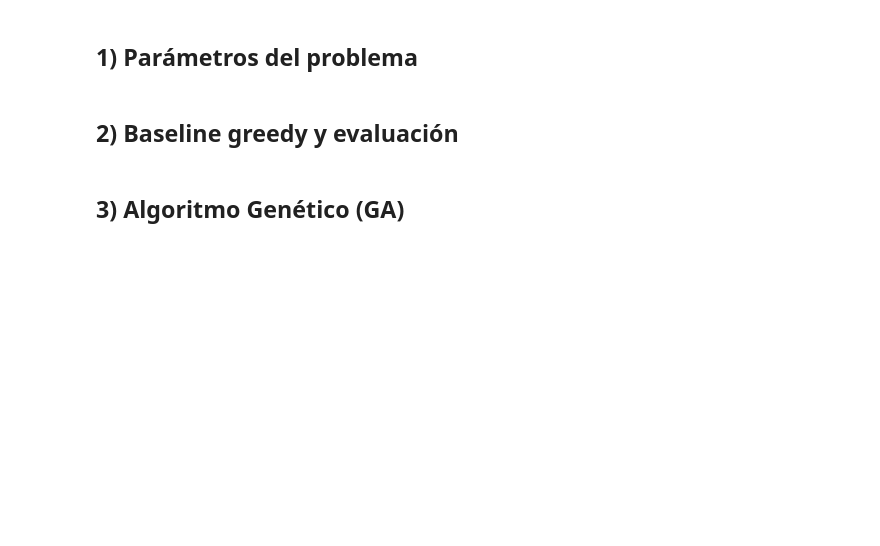
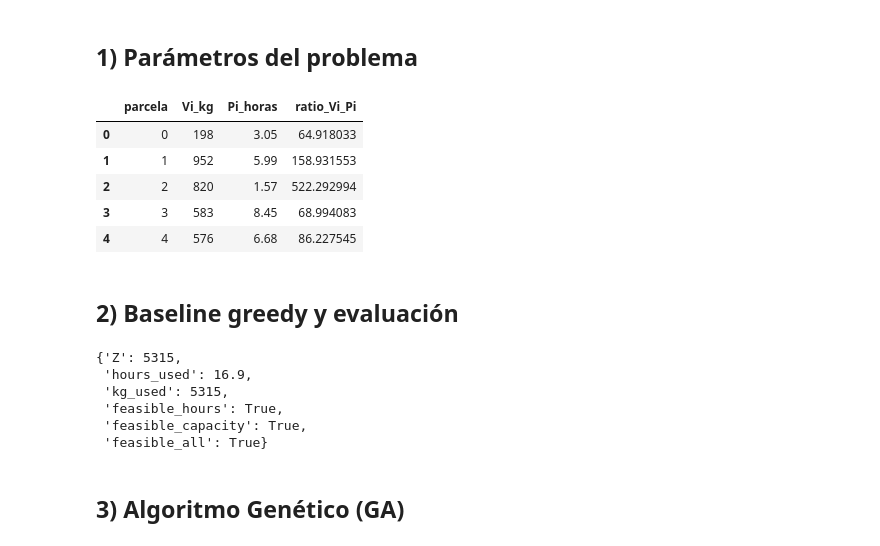
Before and after one commit to midwayjona/Modelacion-y-Simulacion-I, a Jupyter notebook: project/project_2/notebooks/harvest_metaheuristics.ipynb, the cells around one changed output. Cells and saved outputs as stored; diff of their text form; code cells hidden in the pictures; blank space fills up the shorter version.

```diff
--- a/project/project_2/notebooks/harvest_metaheuristics.ipynb
+++ b/project/project_2/notebooks/harvest_metaheuristics.ipynb
@@ -28,25 +28,39 @@ ARTIFACTS.mkdir(parents=True, exist_ok=True)
 ## 1) Parámetros del problema
 # %%
 seed = 42
-N = 80
+N = 30
 workers = 10
 K = 3
 C = 1800
 
 problem = generate_problem(N=N, workers=workers, K=K, C=C, seed=seed)
 df = pd.DataFrame({
     'parcela': np.arange(problem.N, dtype=int),
     'Vi_kg': problem.V.astype(int),
     'Pi_horas': problem.P.astype(float),
     'ratio_Vi_Pi': (problem.V / np.maximum(problem.P, 1e-9))
 })
 df.head()
+# %% [output]
+|  | parcela | Vi_kg | Pi_horas | ratio_Vi_Pi |
+| 0 | 0 | 198 | 3.05 | 64.918033 |
+| 1 | 1 | 952 | 5.99 | 158.931553 |
+| 2 | 2 | 820 | 1.57 | 522.292994 |
+| 3 | 3 | 583 | 8.45 | 68.994083 |
+| 4 | 4 | 576 | 6.68 | 86.227545 |
 # %% [markdown]
 ## 2) Baseline greedy y evaluación
 # %%
 xg = greedy_baseline(problem)
 ev_g = evaluate(problem, xg)
 ev_g
+# %% [output]
+{'Z': 5315,
+ 'hours_used': 16.9,
+ 'kg_used': 5315,
+ 'feasible_hours': True,
+ 'feasible_capacity': True,
+ 'feasible_all': True}
 # %% [markdown]
 ## 3) Algoritmo Genético (GA)
 # %%
```
Also changed, not shown: parts of 5 cells of this notebook.
